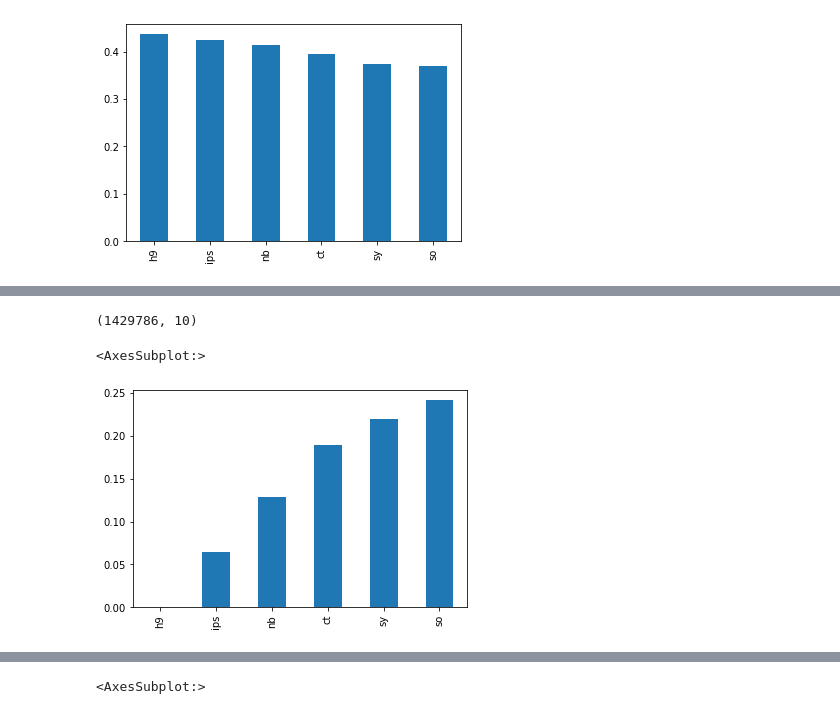
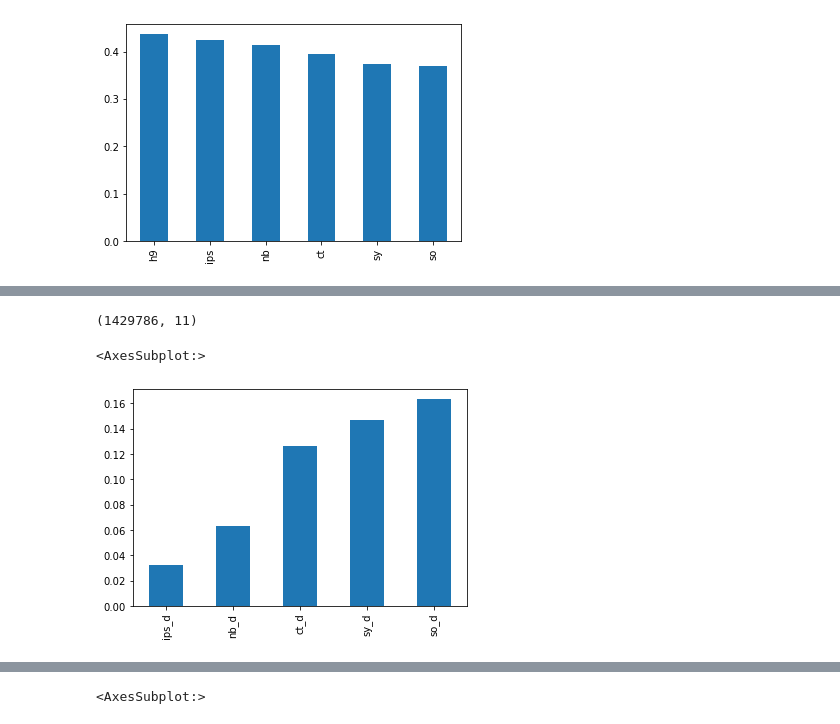
Before and after one commit to moqri/aging_2021, a Jupyter notebook: index/human.ipynb, the cells around one changed output, grey strips where cells are left out. Cells and saved outputs as stored; diff of their text form; code cells hidden in the pictures.

```diff
--- a/index/human.ipynb
+++ b/index/human.ipynb
@@ -186,8 +73,5 @@ print(dle.shape)
 # %%
 dh=df[df.h9>.6]
 print(dh.shape)
-((dh.drop(['g','tss','d','dq'],1)<.6).sum()/len(dh)).plot(kind='bar')
 # %% [output]
-(1429786, 10)
+(1429786, 11)
-<AxesSubplot:>
-[figure, removed]
@@ -194 +81,6 @@ print(dh.shape)
+# %%
+dh[[cell+'_d' for cell in cells]].mean().plot(kind='bar')
+# %% [output]
+<AxesSubplot:>
+[figure, added]
 # %%
```
Also changed, not shown: parts of 15 cells of this notebook, 6 other files.
